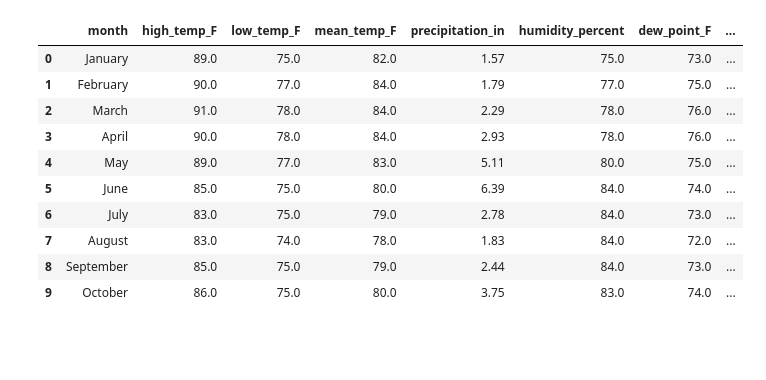
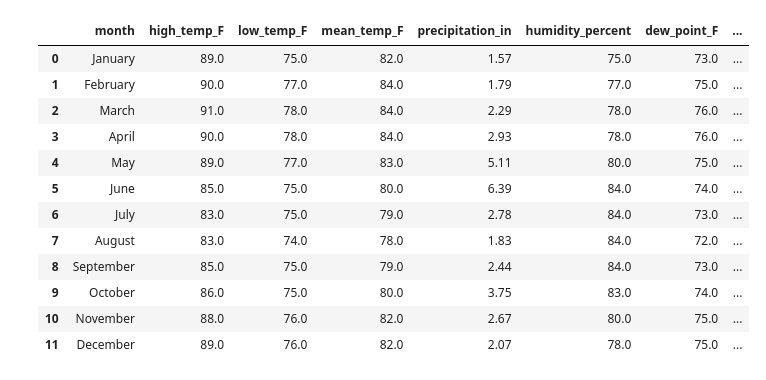
Before and after one commit to novice86/urban-climate-explorer, a Jupyter notebook: src/eda.ipynb, the cells around one changed output. Saved outputs shown, nothing was run; the diff lists cells and outputs as text; code cells hidden in the pictures; blank space fills up the shorter version.

```diff
--- a/src/eda.ipynb
+++ b/src/eda.ipynb
@@ -3,19 +6,21 @@ import pandas as pd
 # %%
 climate_df = pd.read_csv("../climate_and_population_data.csv")
 # %%
-climate_df.head(10)
+climate_df.head(12)
 # %% [output]
 |  | month | high_temp_F | low_temp_F | mean_temp_F | precipitation_in | humidity_percent | dew_point_F | ... |
 | 0 | January | 89.0 | 75.0 | 82.0 | 1.57 | 75.0 | 73.0 | ... |
 | 1 | February | 90.0 | 77.0 | 84.0 | 1.79 | 77.0 | 75.0 | ... |
 | 2 | March | 91.0 | 78.0 | 84.0 | 2.29 | 78.0 | 76.0 | ... |
 | 3 | April | 90.0 | 78.0 | 84.0 | 2.93 | 78.0 | 76.0 | ... |
 | 4 | May | 89.0 | 77.0 | 83.0 | 5.11 | 80.0 | 75.0 | ... |
 | 5 | June | 85.0 | 75.0 | 80.0 | 6.39 | 84.0 | 74.0 | ... |
 | 6 | July | 83.0 | 75.0 | 79.0 | 2.78 | 84.0 | 73.0 | ... |
 | 7 | August | 83.0 | 74.0 | 78.0 | 1.83 | 84.0 | 72.0 | ... |
 | 8 | September | 85.0 | 75.0 | 79.0 | 2.44 | 84.0 | 73.0 | ... |
 | 9 | October | 86.0 | 75.0 | 80.0 | 3.75 | 83.0 | 74.0 | ... |
+| 10 | November | 88.0 | 76.0 | 82.0 | 2.67 | 80.0 | 75.0 | ... |
+| 11 | December | 89.0 | 76.0 | 82.0 | 2.07 | 78.0 | 75.0 | ... |
 # %%
 climate_df.info()
 # %% [output]
```
Also changed, not shown: parts of 40 cells of this notebook.
